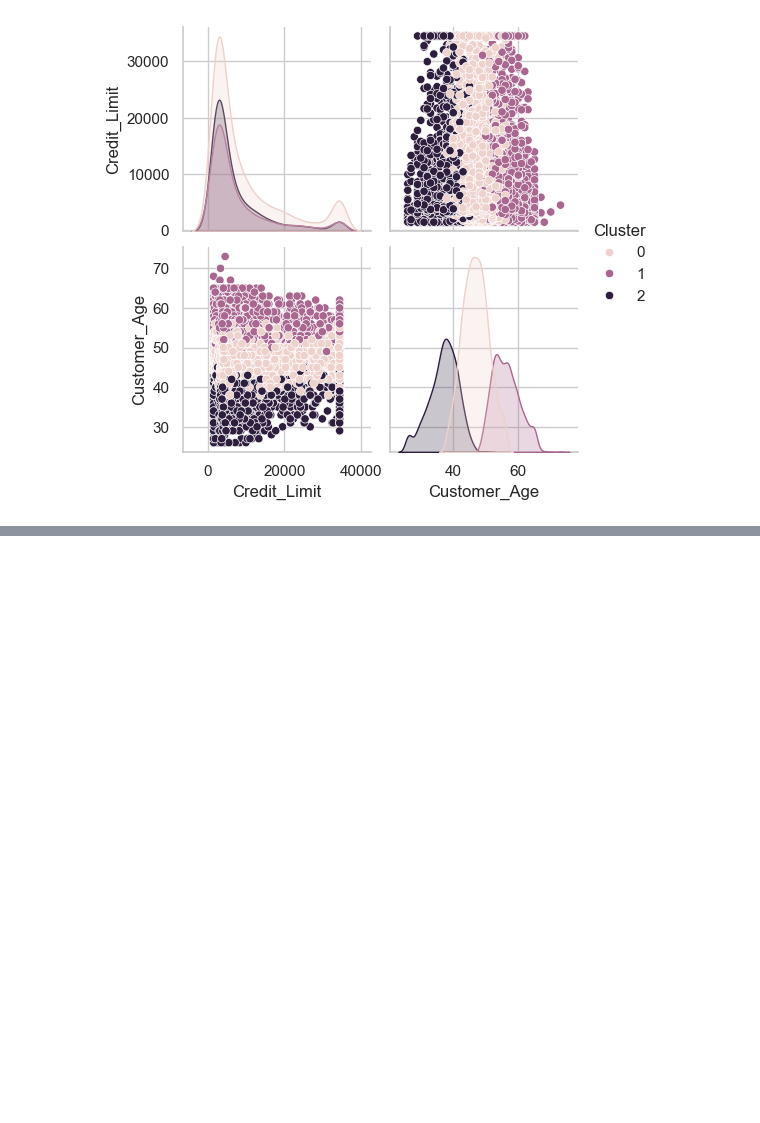
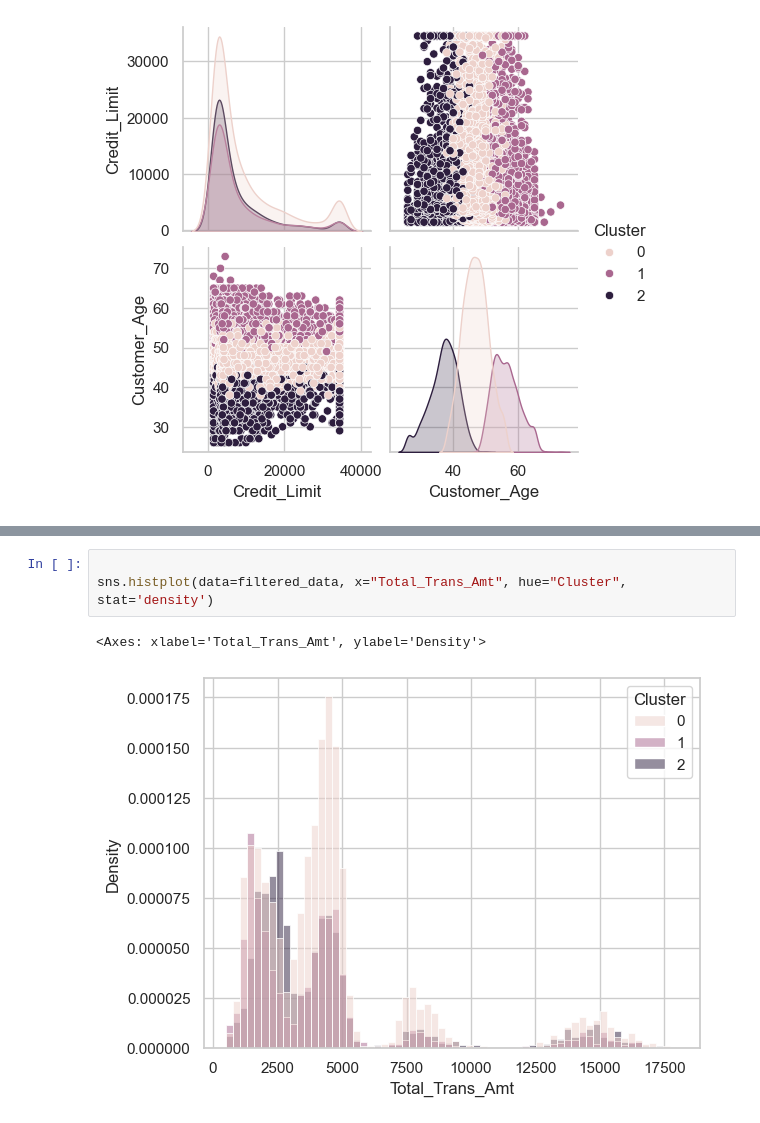
Before and after one commit to olzmooraes/dataScience, a Jupyter notebook: kmeans/atividade.ipynb, the cells around one changed output, grey strips where cells are left out. Drawn from its saved outputs; the diff is of its cells as text; blank space fills up the shorter version.

Commit message:
criado o histplot, mas  a densidade está quebrada

```diff
--- a/kmeans/atividade.ipynb
+++ b/kmeans/atividade.ipynb
@@ -138,0 +149,6 @@ plt.show()
+# %%
+
+sns.histplot(data=filtered_data, x="Total_Trans_Amt", hue="Cluster", stat='density')
+# %% [output]
+<Axes: xlabel='Total_Trans_Amt', ylabel='Density'>
+[figure, added]
```
Also changed, not shown: parts of 2 cells of this notebook.
